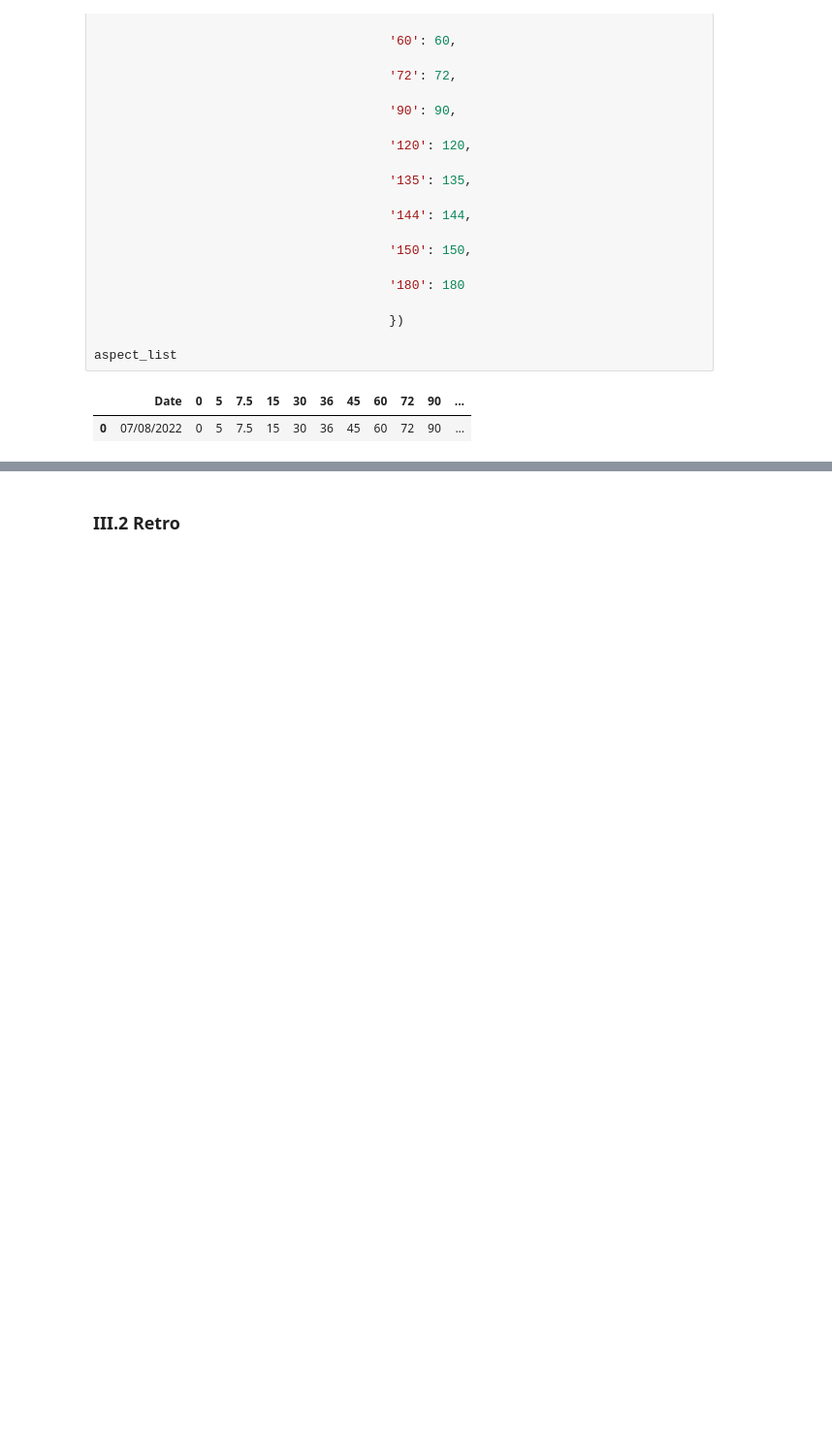
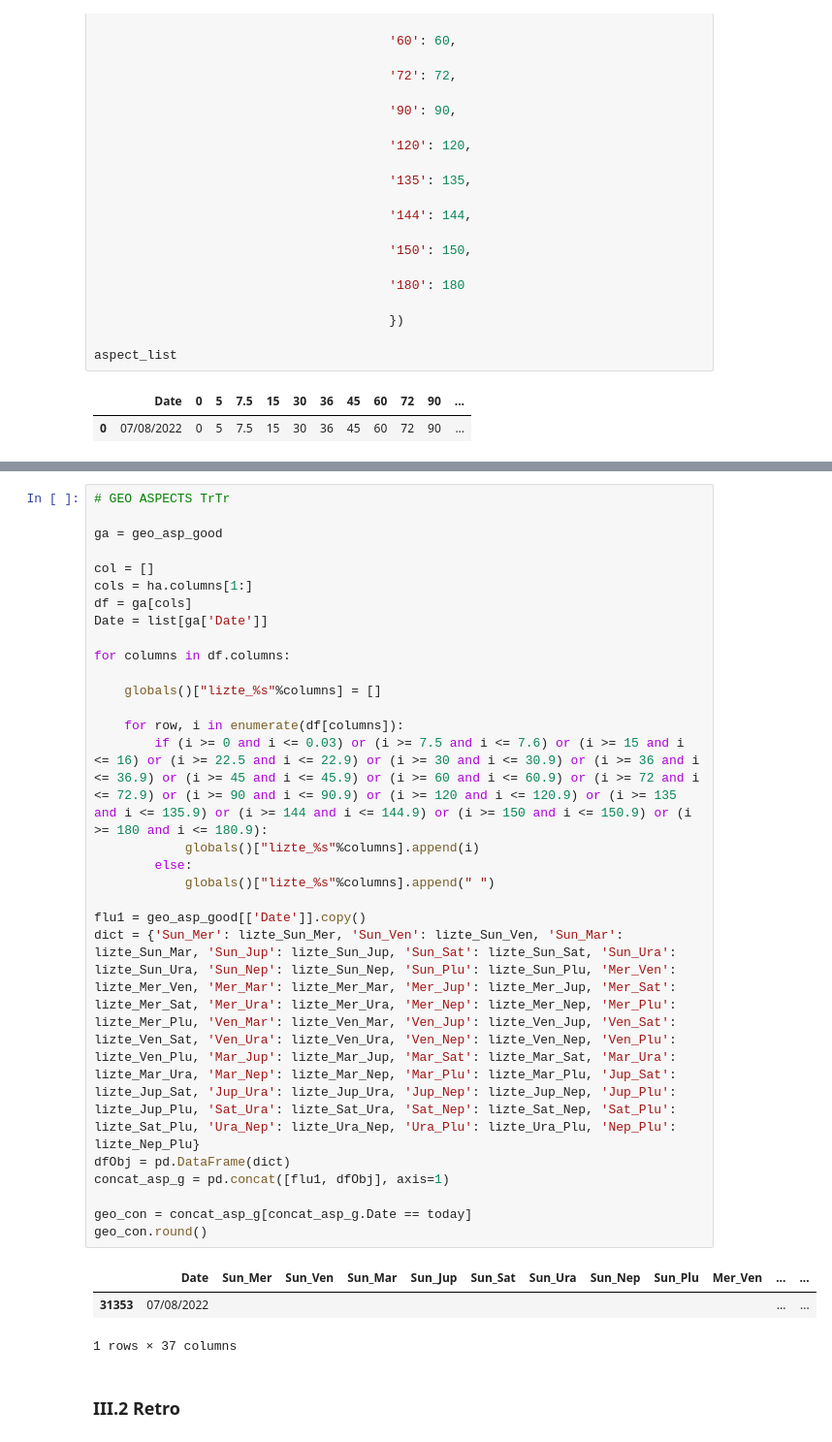
Before and after one commit to amirlehmam/MEMOIREPROPRE, a Jupyter notebook: PIPELINE.ipynb, the cells around one changed output, grey strips where cells are left out. Shown at 97% size. Saved outputs shown, nothing was run; the diff lists cells and outputs as text; blank space fills up the shorter version.

```diff
--- a/PIPELINE.ipynb
+++ b/PIPELINE.ipynb
@@ -4564,3 +4177,34 @@ ape
+# %%
+# GEO ASPECTS TrTr
+
+ga = geo_asp_good
+
+col = []
+cols = ha.columns[1:]
+df = ga[cols]
+Date = list[ga['Date']]
+
+for columns in df.columns:
+
+    globals()["lizte_%s"%columns] = []
+
+    for row, i in enumerate(df[columns]):
+        if (i >= 0 and i <= 0.03) or (i >= 7.5 and i <= 7.6) or (i >= 15 and i <= 16) or (i >= 22.5 and i <= 22.9) or (i >= 30 and i <= 30.9) or (i >= 36 and i <= 36.9) or (i >= 45 and i <= 45.9) or (i >= 60 and i <= 60.9) or (i >= 72 and i <= 72.9) or (i >= 90 and i <= 90.9) or (i >= 120 and i <= 120.9) or (i >= 135 and i <= 135.9) or (i >= 144 and i <= 144.9) or (i >= 150 and i <= 150.9) or (i >= 180 and i <= 180.9):
+            globals()["lizte_%s"%columns].append(i)
+        else:
+            globals()["lizte_%s"%columns].append(" ")
+
+flu1 = geo_asp_good[['Date']].copy()
+dict = {'Sun_Mer': lizte_Sun_Mer, 'Sun_Ven': lizte_Sun_Ven, 'Sun_Mar': lizte_Sun_Mar, 'Sun_Jup': lizte_Sun_Jup, 'Sun_Sat': lizte_Sun_Sat, 'Sun_Ura': lizte_Sun_Ura, 'Sun_Nep': lizte_Sun_Nep, 'Sun_Plu': lizte_Sun_Plu, 'Mer_Ven': lizte_Mer_Ven, 'Mer_Mar': lizte_Mer_Mar, 'Mer_Jup': lizte_Mer_Jup, 'Mer_Sat': lizte_Mer_Sat, 'Mer_Ura': lizte_Mer_Ura, 'Mer_Nep': lizte_Mer_Nep, 'Mer_Plu': lizte_Mer_Plu, 'Ven_Mar': lizte_Ven_Mar, 'Ven_Jup': lizte_Ven_Jup, 'Ven_Sat': lizte_Ven_Sat, 'Ven_Ura': lizte_Ven_Ura, 'Ven_Nep': lizte_Ven_Nep, 'Ven_Plu': lizte_Ven_Plu, 'Mar_Jup': lizte_Mar_Jup, 'Mar_Sat': lizte_Mar_Sat, 'Mar_Ura': lizte_Mar_Ura, 'Mar_Nep': lizte_Mar_Nep, 'Mar_Plu': lizte_Mar_Plu, 'Jup_Sat': lizte_Jup_Sat, 'Jup_Ura': lizte_Jup_Ura, 'Jup_Nep': lizte_Jup_Nep, 'Jup_Plu': lizte_Jup_Plu, 'Sat_Ura': lizte_Sat_Ura, 'Sat_Nep': lizte_Sat_Nep, 'Sat_Plu': lizte_Sat_Plu, 'Ura_Nep': lizte_Ura_Nep, 'Ura_Plu': lizte_Ura_Plu, 'Nep_Plu': lizte_Nep_Plu}
+dfObj = pd.DataFrame(dict)
+concat_asp_g = pd.concat([flu1, dfObj], axis=1)
+
+geo_con = concat_asp_g[concat_asp_g.Date == today]
+geo_con.round()
+# %% [output]
+|  | Date | Sun_Mer | Sun_Ven | Sun_Mar | Sun_Jup | Sun_Sat | Sun_Ura | Sun_Nep | Sun_Plu | Mer_Ven | ... | ... |
+| 31353 | 07/08/2022 |  |  |  |  |  |  |  |  |  | ... | ... |
+1 rows × 37 columns
 # %% [markdown]
 ### **III.2 Retro**
 # %% [markdown]
```
Also changed, not shown: parts of 9 cells of this notebook, 2 other files.
